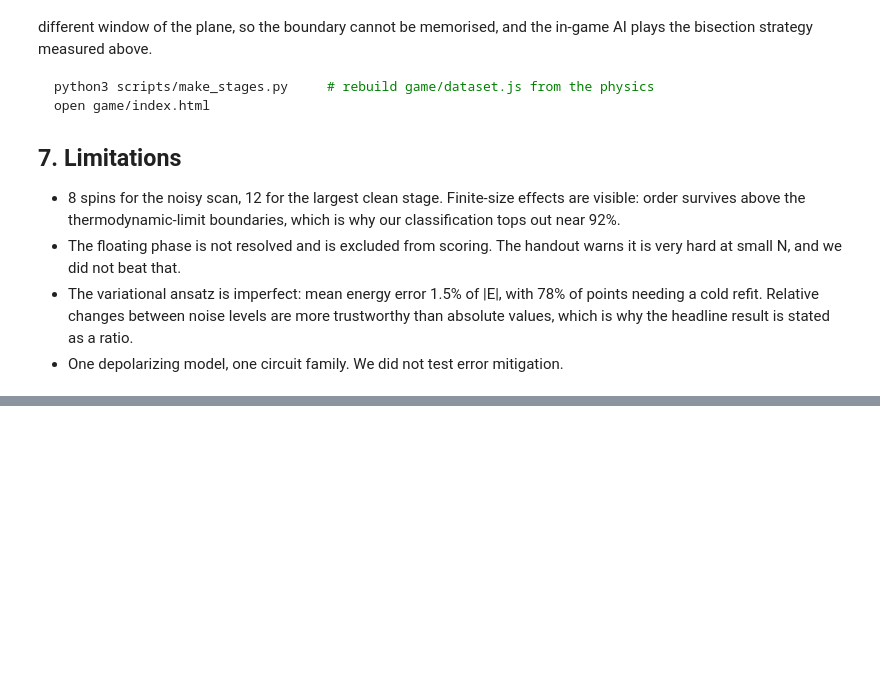
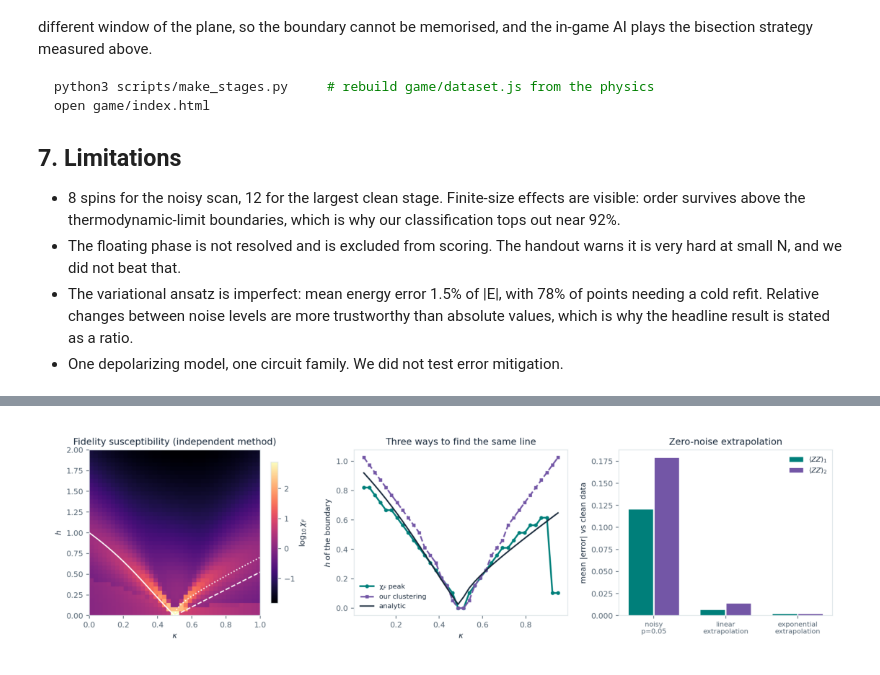
Before and after one commit to Paul-JSN/phase-hunter-popeyes, a Jupyter notebook: phase_hunter.ipynb, the cells around one changed output, grey strips where cells are left out. Saved outputs shown, nothing was run; the diff lists cells and outputs as text; code cells hidden in the pictures; blank space fills up the shorter version.

```diff
--- a/phase_hunter.ipynb
+++ b/phase_hunter.ipynb
@@ -272,0 +380,6 @@ open game/index.html
+# %%
+from matplotlib import image as mpimg
+fig, ax = plt.subplots(figsize=(13, 3.6))
+ax.imshow(mpimg.imread(ROOT / "figures/second_method.png")); ax.axis("off"); plt.show()
+# %% [output]
+[figure, added]
```
Also changed, not shown: parts of 5 cells of this notebook, 6 other files.
